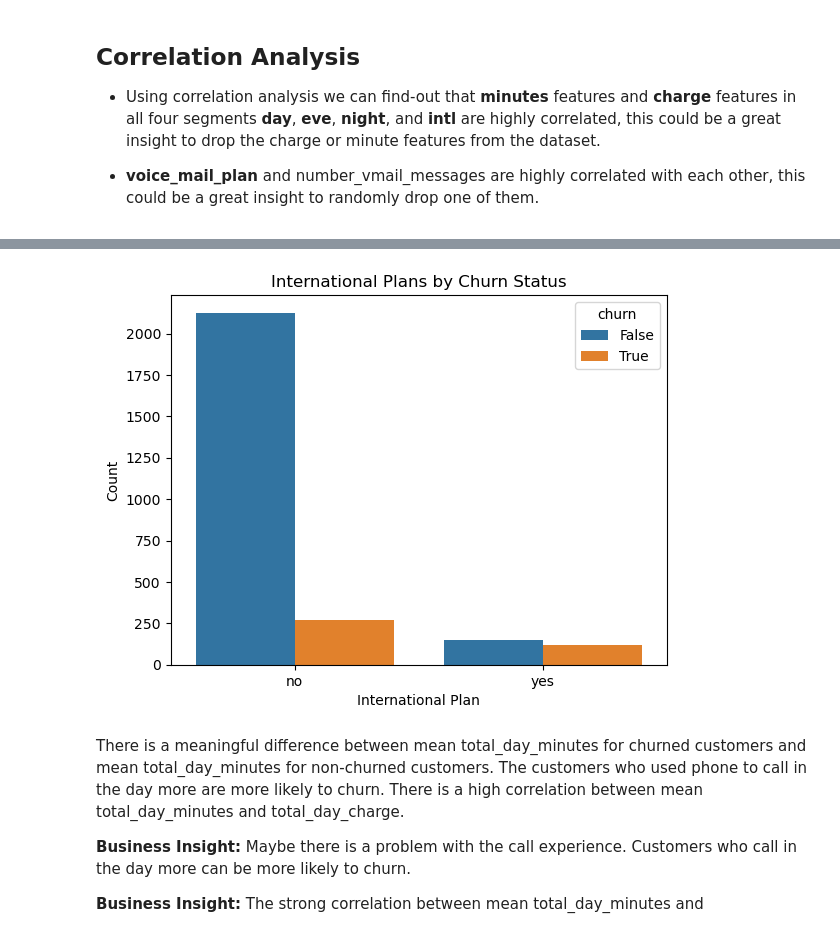
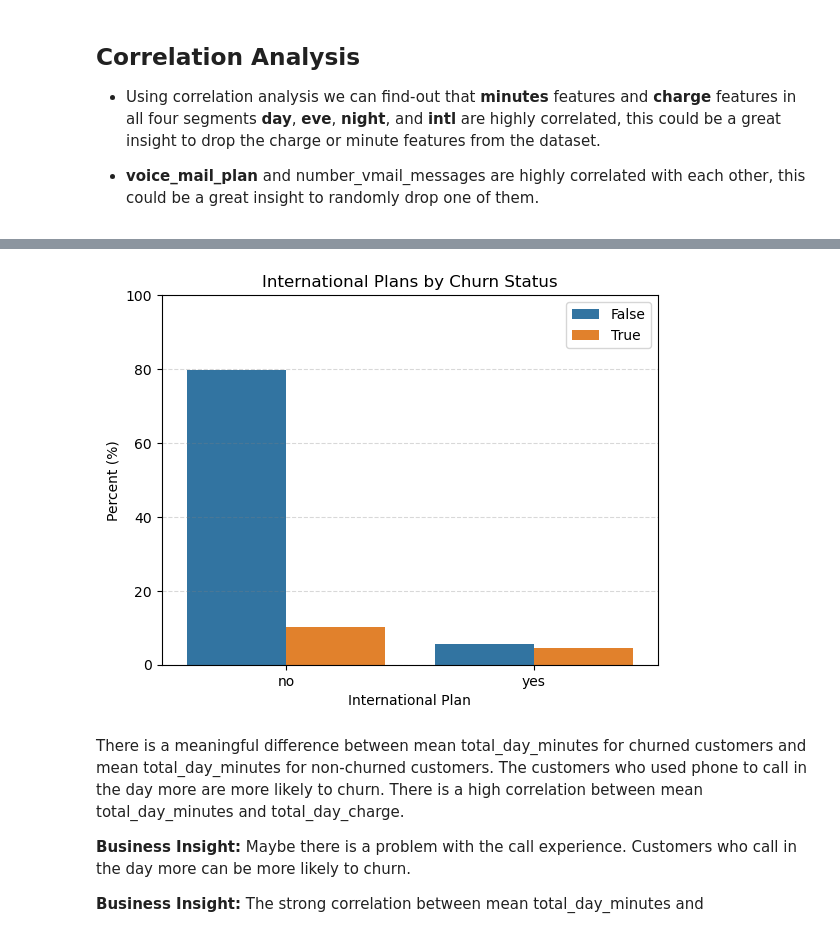
Before and after one commit to Erfan-Taherirani/Data_Science, a Jupyter notebook: Telecom Customer Churn/notebooks/eda.ipynb, the cells around one changed output, grey strips where cells are left out. Cells and saved outputs as stored; diff of their text form; code cells hidden in the pictures.

```diff
--- a/Telecom Customer Churn/notebooks/eda.ipynb
+++ b/Telecom Customer Churn/notebooks/eda.ipynb
@@ -328,16 +328,20 @@ plot_correlation(df)
 # %%
 sns.countplot(
     data=df,
     x="international_plan",
     hue="churn",
+    stat="percent",
 )
 
 plt.title("International Plans by Churn Status")
-plt.ylabel("Count")
+plt.ylabel("Percent (%)")
 plt.xlabel("International Plan")
+plt.ylim(0, 100)
+plt.legend(loc="upper right")
+plt.grid(True, axis="y", linestyle="--", color="gray", alpha=0.3)
 plt.show()
 # %% [output]
-[figure, old version]
+[figure, new version]
 # %% [markdown]
 There is a meaningful difference between mean total_day_minutes for churned customers and mean total_day_minutes for non-churned customers. The customers who used phone to call in the day more are more likely to churn.
 There is a high correlation between mean total_day_minutes and total_day_charge.
```
Also changed, not shown: parts of 15 cells of this notebook, 8 other files.
